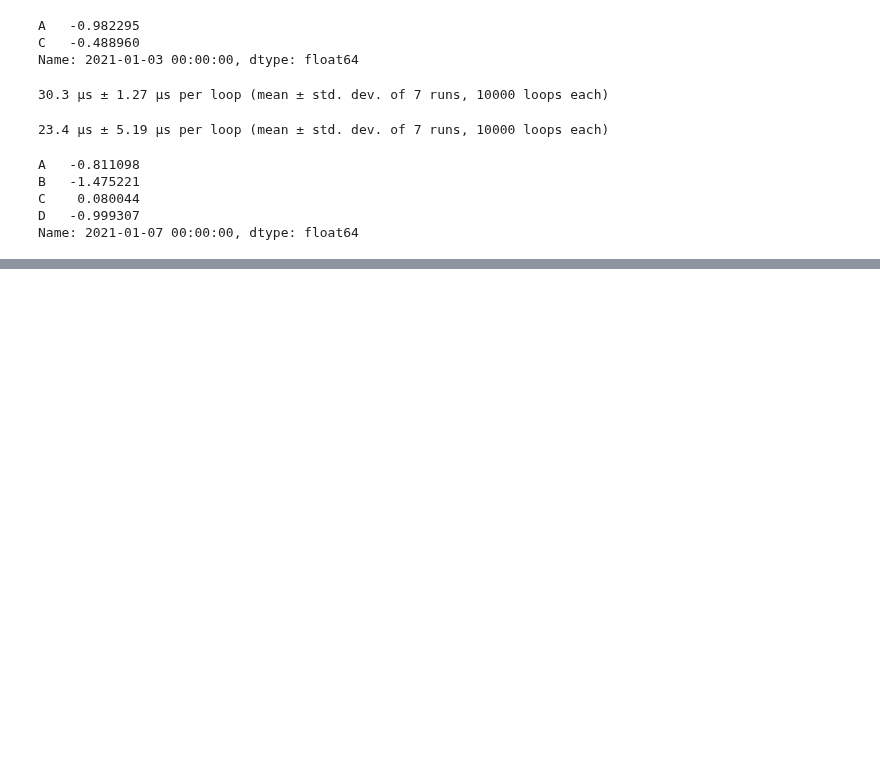
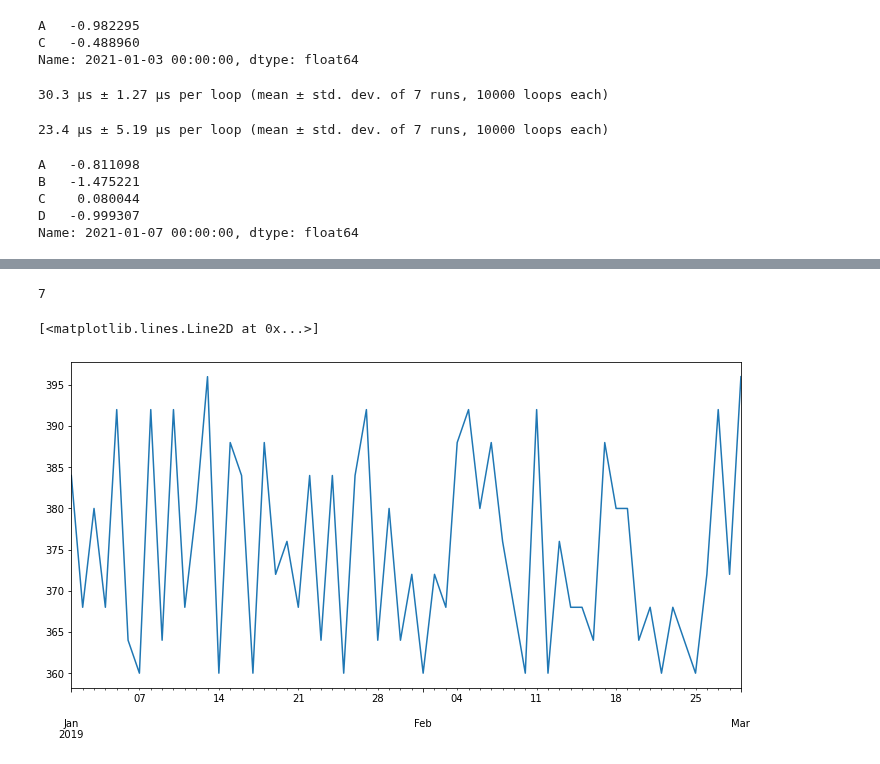
Before and after one commit to UtsavParashar/PythonProblems, a Jupyter notebook: PandasOffDoc.ipynb, the cells around one changed output, grey strips where cells are left out. Cells and saved outputs as stored; diff of their text form; code cells hidden in the pictures; blank space fills up the shorter version.

```diff
--- a/PandasOffDoc.ipynb
+++ b/PandasOffDoc.ipynb
@@ -1506,0 +1730,14 @@ plt.legend(loc='best')
+# %%
+np.max(p - np.minimum.accumulate(p))
+# %% [output]
+7
+# %%
+ts = pd.Series(np.random.randint(90,100,60)*4, index=pd.date_range(
+    '2019.01.01', periods=60, ))
+fig, axs = plt.subplots(figsize=(12,6))
+ts.plot()
+mn=ts.min()
+axs.plot(mn, color='green')
+# %% [output]
+[<matplotlib.lines.Line2D at 0x...>]
+[figure, added]
```
Also changed, not shown: parts of 107 cells of this notebook, 1 other file.
